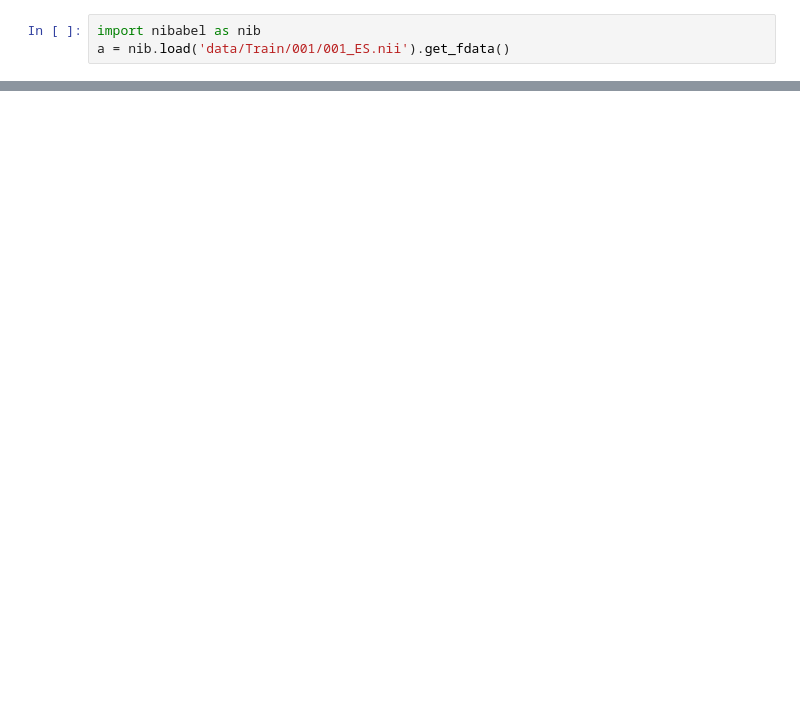
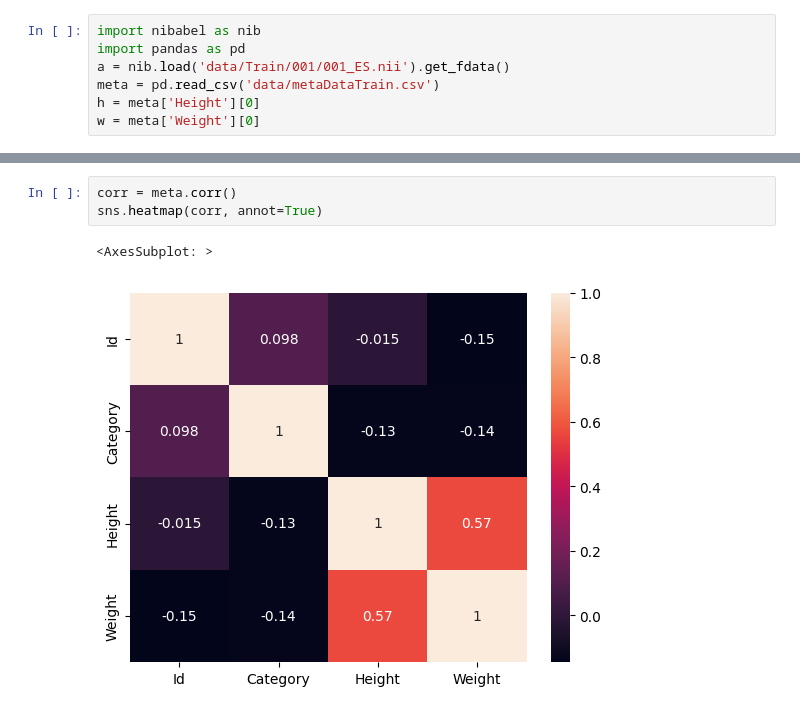
Before and after one commit to luizfysouza/IMA205, a Jupyter notebook: project.ipynb, the cells around one changed output, grey strips where cells are left out. Saved outputs shown, nothing was run; the diff lists cells and outputs as text; blank space fills up the shorter version.

```diff
--- a/project.ipynb
+++ b/project.ipynb
@@ -1,3 +1,7 @@
 # %%
 import nibabel as nib
+import pandas as pd
 a = nib.load('data/Train/001/001_ES.nii').get_fdata()
+meta = pd.read_csv('data/metaDataTrain.csv')
+h = meta['Height'][0]
+w = meta['Weight'][0]
@@ -18,0 +67,6 @@ plt.show()
+# %%
+corr = meta.corr()
+sns.heatmap(corr, annot=True)
+# %% [output]
+<AxesSubplot: >
+[figure, added]
```
Also changed, not shown: parts of 20 cells of this notebook, 4 other files.
